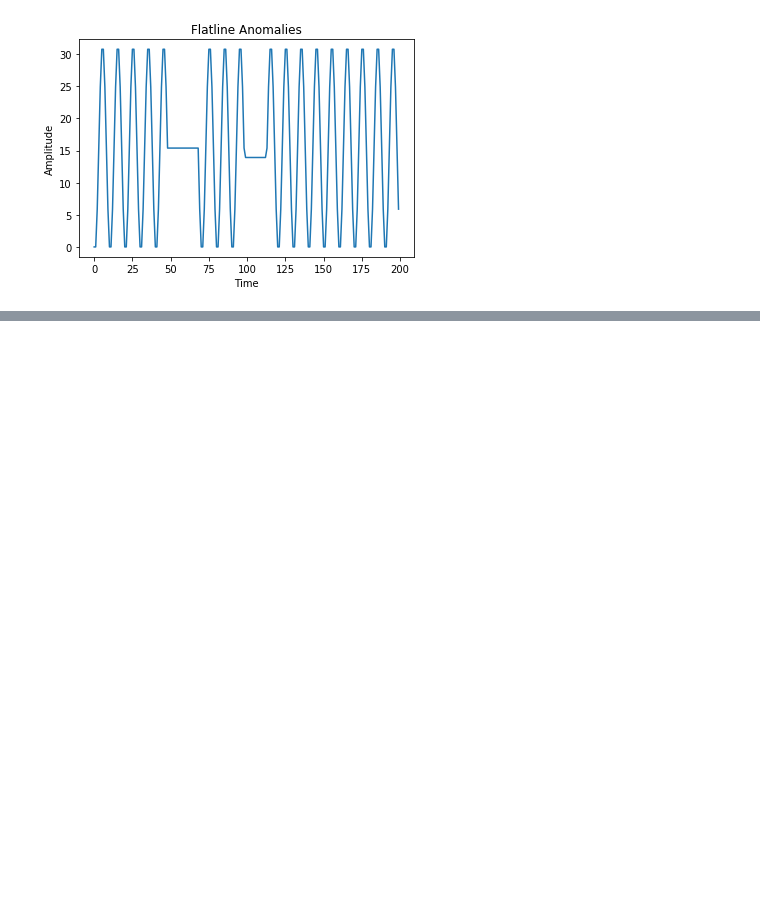
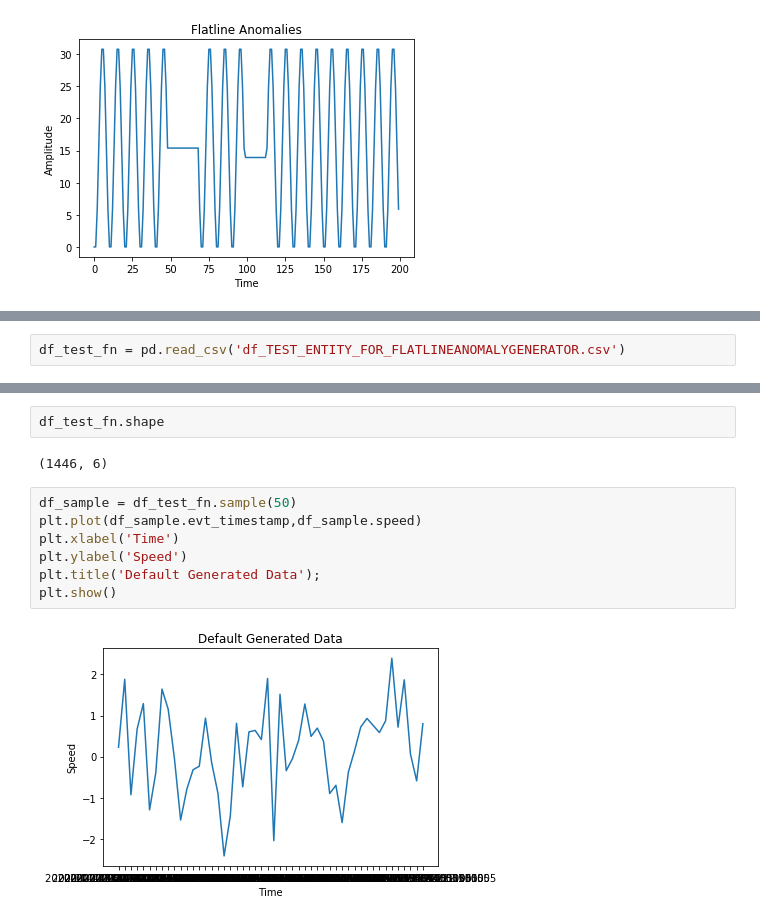
Before and after one commit to ankit-jha/agots, a Jupyter notebook: examples/AnomalyGenerators.ipynb, the cells around one changed output, grey strips where cells are left out. Drawn from its saved outputs; the diff is of its cells as text; blank space fills up the shorter version.

```diff
--- a/examples/AnomalyGenerators.ipynb
+++ b/examples/AnomalyGenerators.ipynb
@@ -64,0 +82,2 @@ plt.show()
+# %%
+df_test_fn = pd.read_csv('df_TEST_ENTITY_FOR_FLATLINEANOMALYGENERATOR.csv')
@@ -64,0 +98,13 @@ plt.show()
+# %%
+df_test_fn.shape
+# %% [output]
+(1446, 6)
+# %%
+df_sample = df_test_fn.sample(50)
+plt.plot(df_sample.evt_timestamp,df_sample.speed)
+plt.xlabel('Time')
+plt.ylabel('Speed')
+plt.title('Default Generated Data');
+plt.show()
+# %% [output]
+[figure, added]
```
Also changed, not shown: parts of 21 cells of this notebook, 1 other file.
